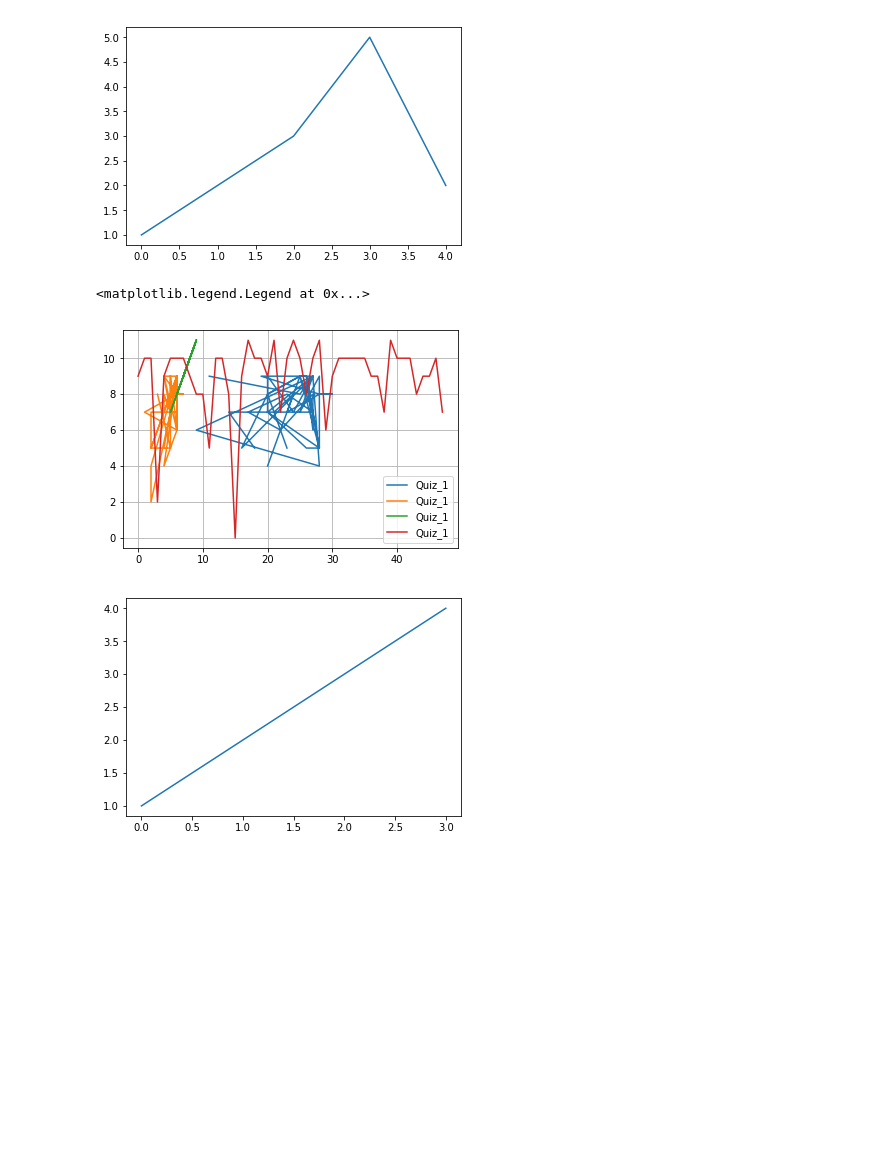
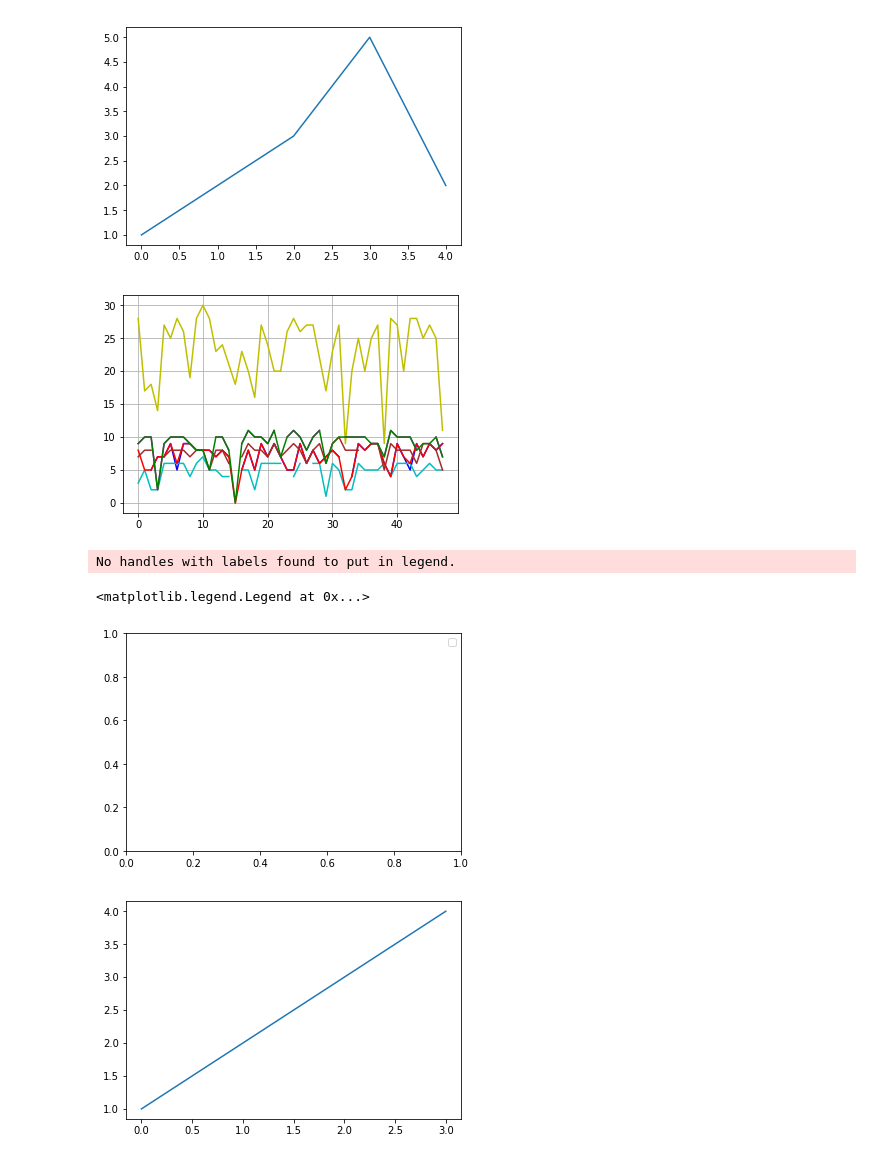
Before and after one commit to mubaxhir/jumanji, a Jupyter notebook: learning MATPLOTLIB.ipynb, the cells around one changed output. Drawn from its saved outputs; the diff is of its cells as text; code cells hidden in the pictures; blank space fills up the shorter version.

```diff
--- a/learning MATPLOTLIB.ipynb
+++ b/learning MATPLOTLIB.ipynb
@@ -228,19 +228,21 @@ plt.savefig('plot123_3.png')
 # %%
 data = pd.read_csv('data for panda exercise.csv') # bas kuch ajeeb sa XD
 # %%
-plt.plot(data.Mid,
-data.Quiz_1,
-data.Quiz_2,
-data.Best_of_Quizzes,
-data.Assignment_1,
-data.Assignment_2,
-data.Best_of_assignments)
+plt.plot(data.Mid,'y',
+data.Quiz_1,'b',
+data.Quiz_2,'c',
+data.Best_of_Quizzes,'r',
+data.Assignment_1,'brown',
+data.Assignment_2,'m',
+data.Best_of_assignments,'g')
 plt.grid(True)
 plt.show()
 plt.legend()
 # %% [output]
+[figure, new version]
-<matplotlib.legend.Legend at 0x...>
+No handles with labels found to put in legend.
-[figure, old version]
+<matplotlib.legend.Legend at 0x...>
+[figure, added]
 # %%
 import matplotlib as mpl
 mpl.use('Agg') # to use GTK UI
```
Also changed, not shown: parts of 7 cells of this notebook.
